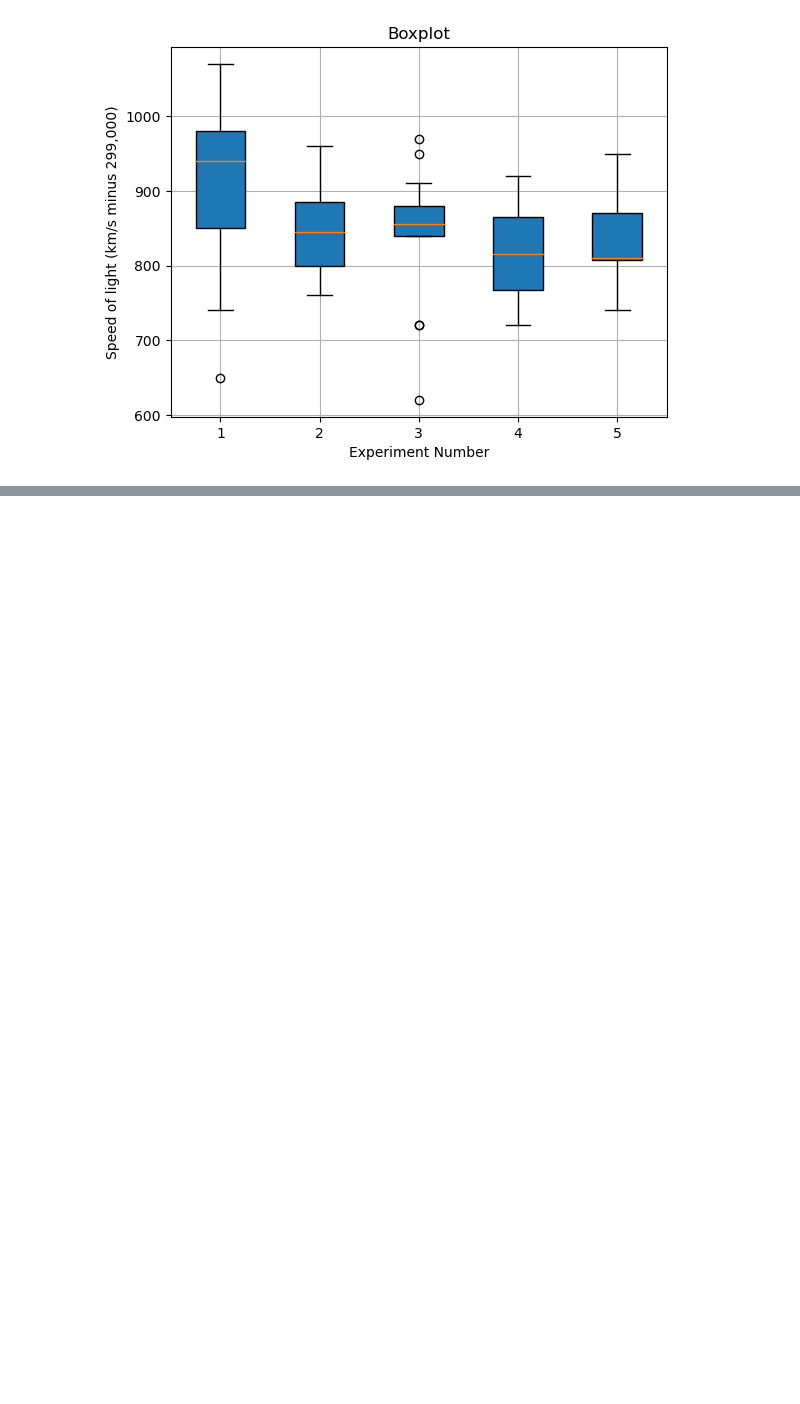
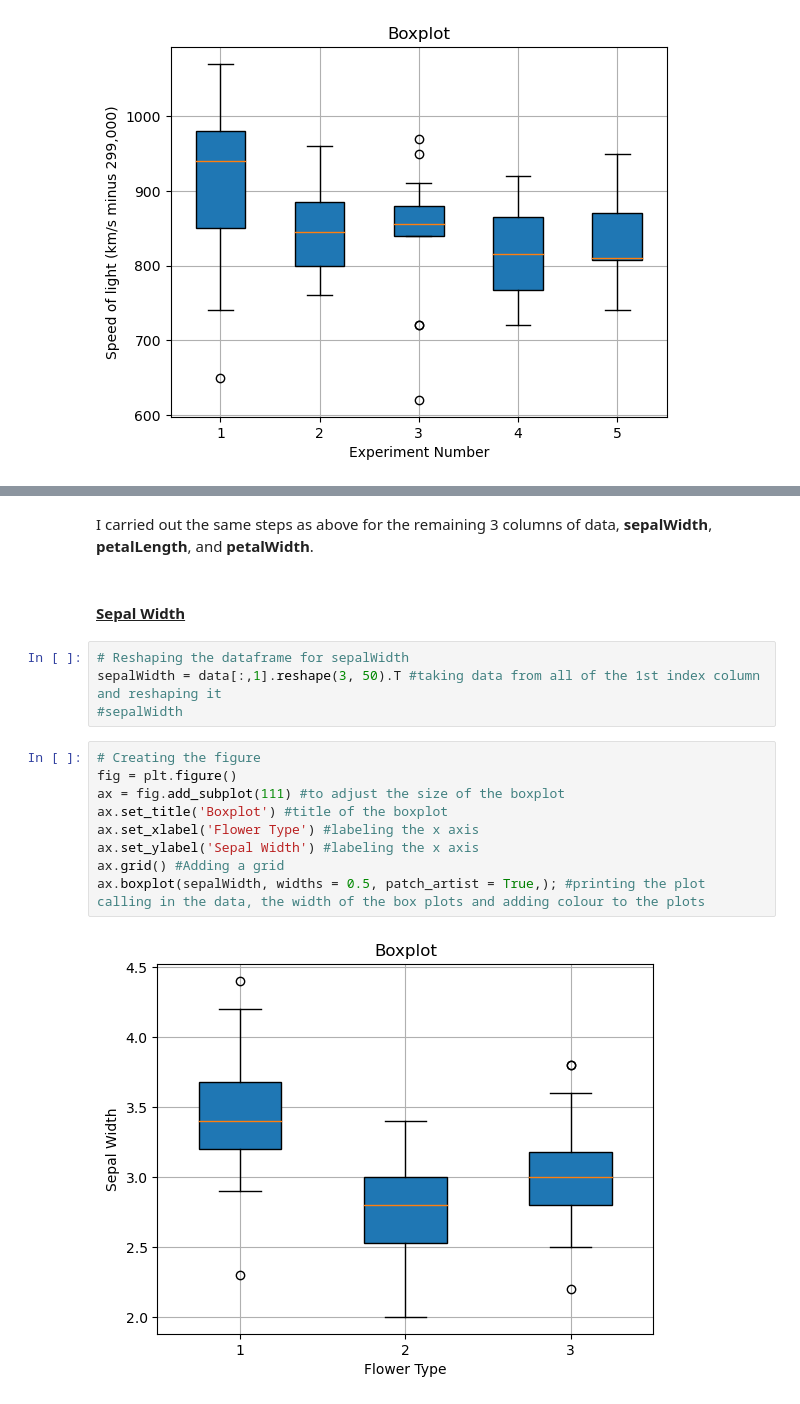
Before and after one commit to OCorry/funddaata2022-assessment, a Jupyter notebook: Practicals/04-Outliers-Exercises.ipynb, the cells around one changed output, grey strips where cells are left out. Saved outputs shown, nothing was run; the diff lists cells and outputs as text; blank space fills up the shorter version.

```diff
--- a/Practicals/04-Outliers-Exercises.ipynb
+++ b/Practicals/04-Outliers-Exercises.ipynb
@@ -73,0 +86,19 @@ ax.boxplot(data, widths = 0.5, patch_artist = True); #printing the plot calling
+# %% [markdown]
+I carried out the same steps as above for the remaining 3 columns of data, **sepalWidth**, **petalLength**, and **petalWidth**.
+# %% [markdown]
+#### <ins>Sepal Width</ins>
+# %%
+# Reshaping the dataframe for sepalWidth
+sepalWidth = data[:,1].reshape(3, 50).T #taking data from all of the 1st index column and reshaping it
+#sepalWidth
+# %%
+# Creating the figure
+fig = plt.figure()
+ax = fig.add_subplot(111) #to adjust the size of the boxplot
+ax.set_title('Boxplot') #title of the boxplot
+ax.set_xlabel('Flower Type') #labeling the x axis
+ax.set_ylabel('Sepal Width') #labeling the x axis
+ax.grid() #Adding a grid
+ax.boxplot(sepalWidth, widths = 0.5, patch_artist = True,); #printing the plot calling in the data, the width of the box plots and adding colour to the plots
+# %% [output]
+[figure, added]
```
Also changed, not shown: parts of 20 cells of this notebook, 1 other file.
